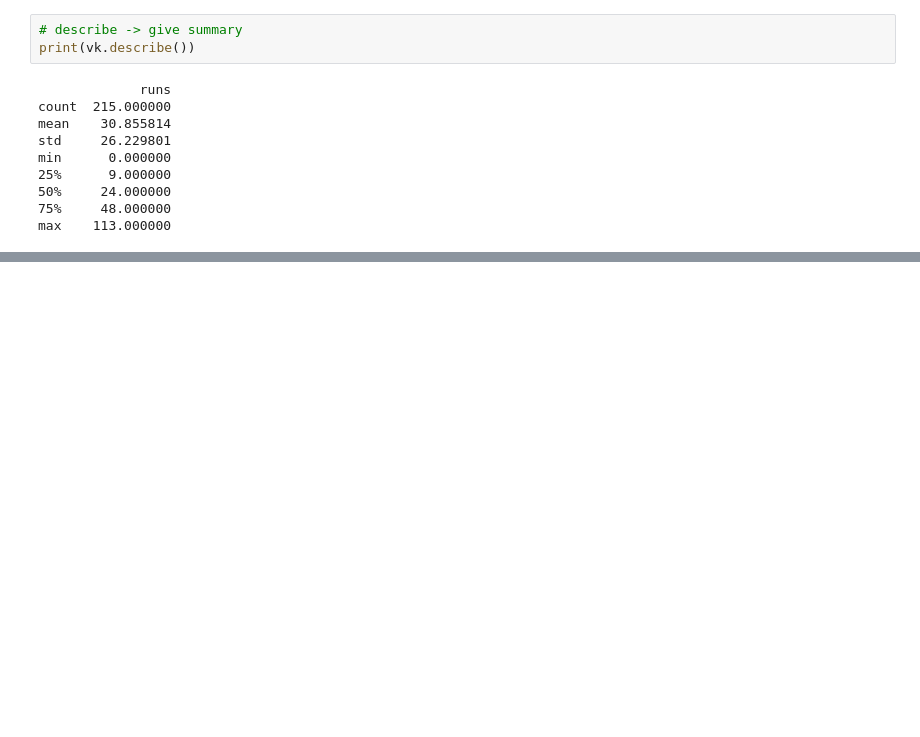
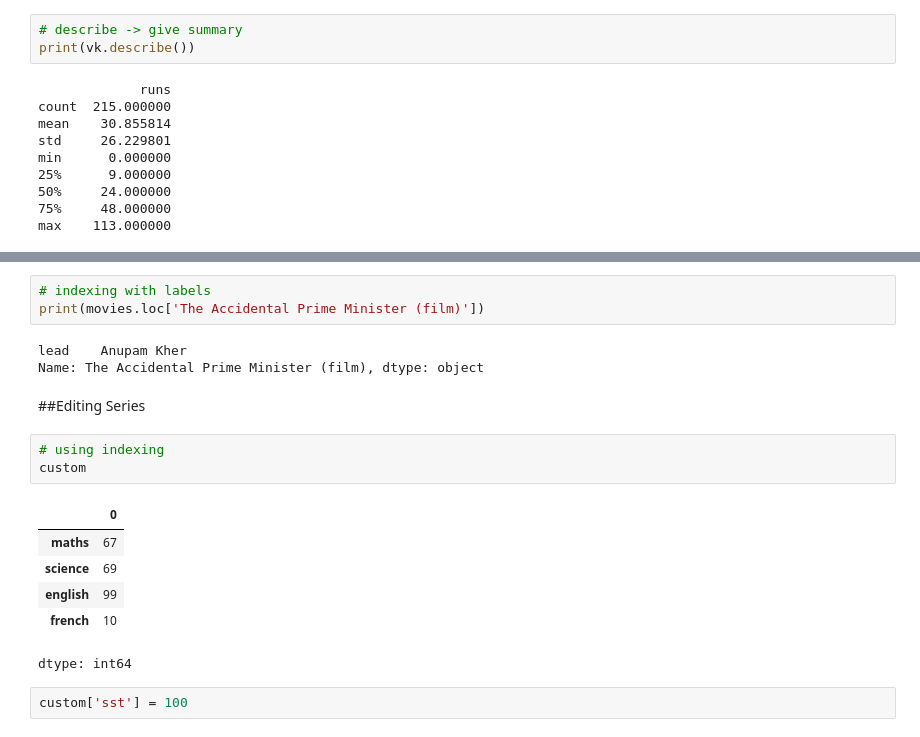
Before and after one commit to akmayank94/DA-Useful-Libraries, a Jupyter notebook: pandas files/pandas_foundations.ipynb, the cells around one changed output, grey strips where cells are left out. Cells and saved outputs as stored; diff of their text form; blank space fills up the shorter version.

```diff
--- a/pandas files/pandas_foundations.ipynb
+++ b/pandas files/pandas_foundations.ipynb
@@ -368,0 +461,20 @@ max    113.000000
+# %%
+# indexing with labels
+print(movies.loc['The Accidental Prime Minister (film)'])
+# %% [output]
+lead    Anupam Kher
+Name: The Accidental Prime Minister (film), dtype: object
+# %% [markdown]
+##Editing Series
+# %%
+# using indexing
+custom
+# %% [output]
+|  | 0 |
+| maths | 67 |
+| science | 69 |
+| english | 99 |
+| french | 10 |
+dtype: int64
+# %%
+custom['sst'] = 100
```
Also changed, not shown: parts of 18 cells of this notebook.
